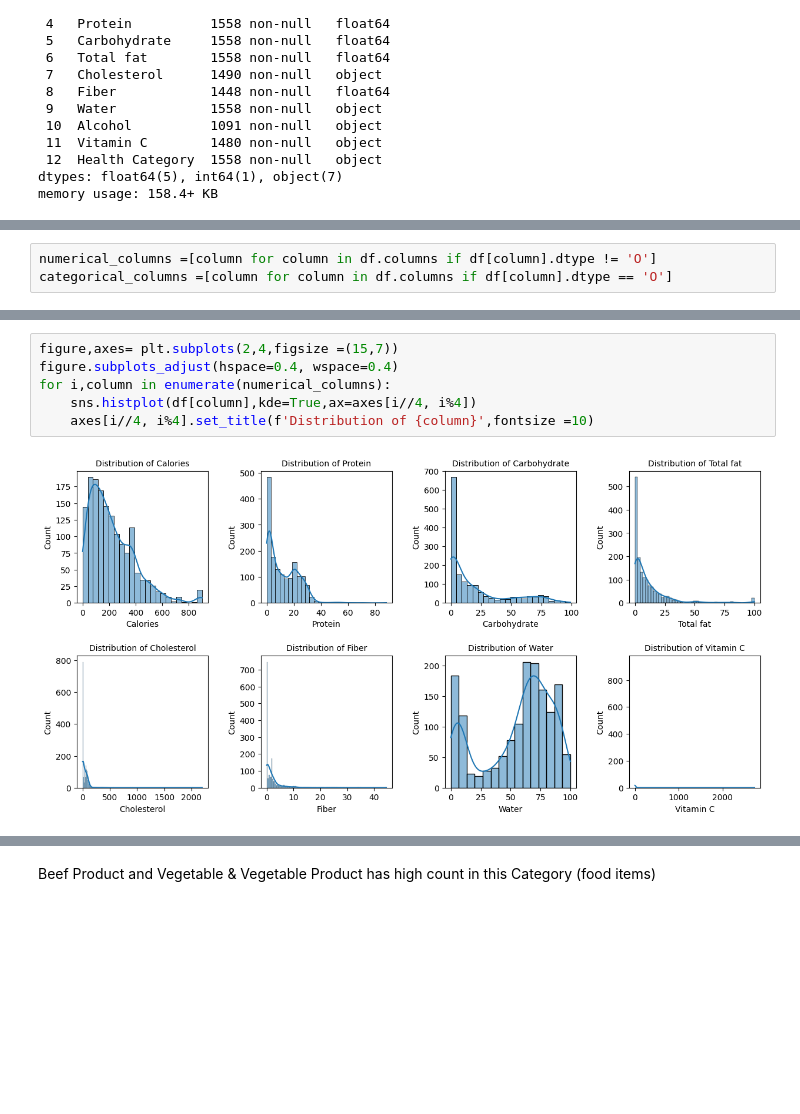
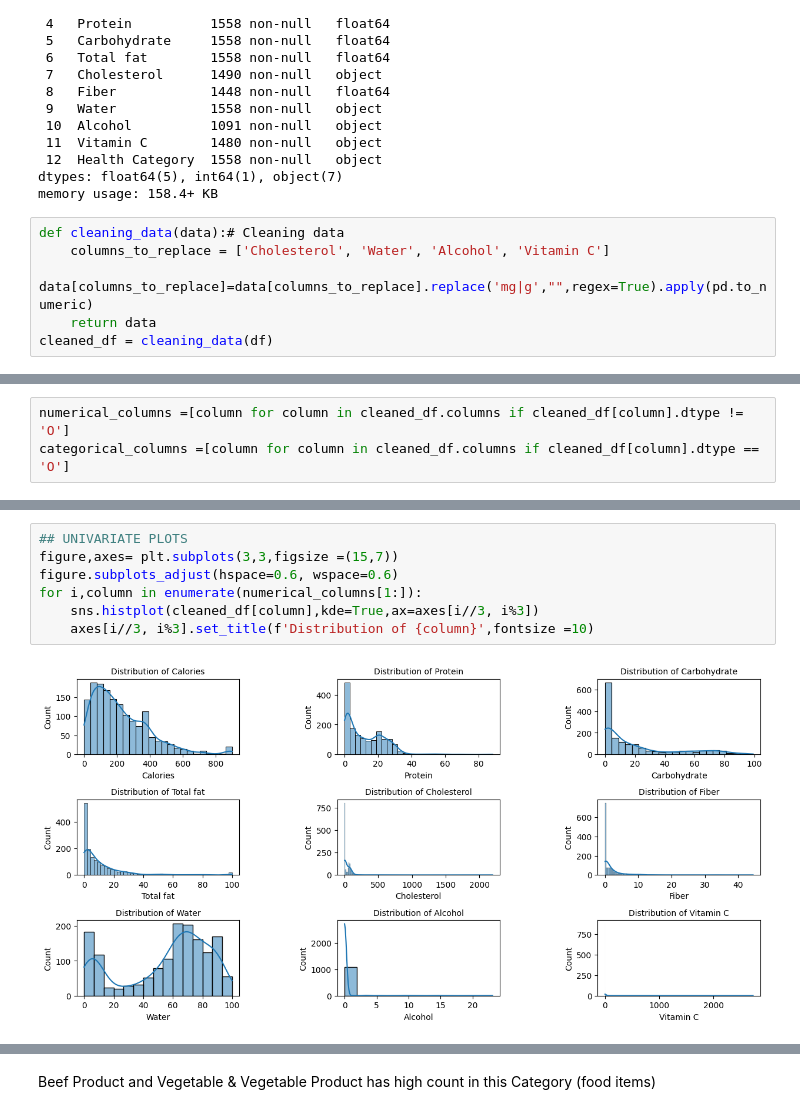
Before and after one commit to niranjankumarnk/Final_project_PredictiveModeling, a Jupyter notebook: Project work/Final project 2024.ipynb, the cells around one changed output, grey strips where cells are left out. Drawn from its saved outputs; the diff is of its cells as text; blank space fills up the shorter version.

```diff
--- a/Project work/Final project 2024.ipynb
+++ b/Project work/Final project 2024.ipynb
@@ -91,4 +95,10 @@ Data columns (total 13 columns):
  12  Health Category  1558 non-null   object
 dtypes: float64(5), int64(1), object(7)
 memory usage: 158.4+ KB
+# %%
+def cleaning_data(data):# Cleaning data
+    columns_to_replace = ['Cholesterol', 'Water', 'Alcohol', 'Vitamin C']
+    data[columns_to_replace]=data[columns_to_replace].replace('mg|g',"",regex=True).apply(pd.to_numeric)
+    return data
+cleaned_df = cleaning_data(df)
 # %%
@@ -210,3 +150,3 @@ df.head()
 # %%
-numerical_columns =[column for column in df.columns if df[column].dtype != 'O']
-categorical_columns =[column for column in df.columns if df[column].dtype == 'O']
+numerical_columns =[column for column in cleaned_df.columns if cleaned_df[column].dtype != 'O']
+categorical_columns =[column for column in cleaned_df.columns if cleaned_df[column].dtype == 'O']
@@ -225,9 +153,10 @@ df[numerical_columns].describe()
 # %%
-figure,axes= plt.subplots(2,4,figsize =(15,7))
-figure.subplots_adjust(hspace=0.4, wspace=0.4)
-for i,column in enumerate(numerical_columns):
-    sns.histplot(df[column],kde=True,ax=axes[i//4, i%4])
-    axes[i//4, i%4].set_title(f'Distribution of {column}',fontsize =10)
+## UNIVARIATE PLOTS
+figure,axes= plt.subplots(3,3,figsize =(15,7))
+figure.subplots_adjust(hspace=0.6, wspace=0.6)
+for i,column in enumerate(numerical_columns[1:]):
+    sns.histplot(cleaned_df[column],kde=True,ax=axes[i//3, i%3])
+    axes[i//3, i%3].set_title(f'Distribution of {column}',fontsize =10)
 # %% [output]
-[figure, old version]
+[figure, new version]
 # %%
```
Also changed, not shown: parts of 73 cells of this notebook.
